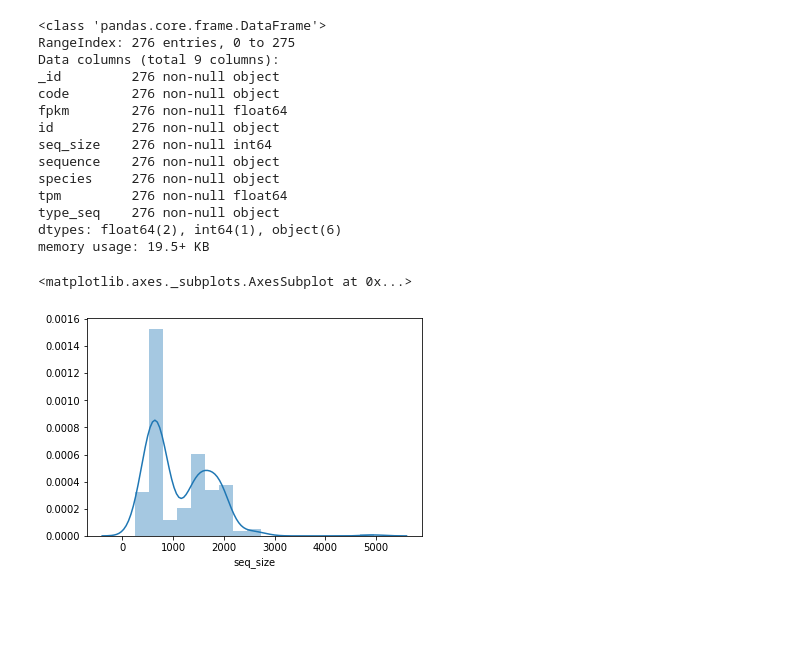
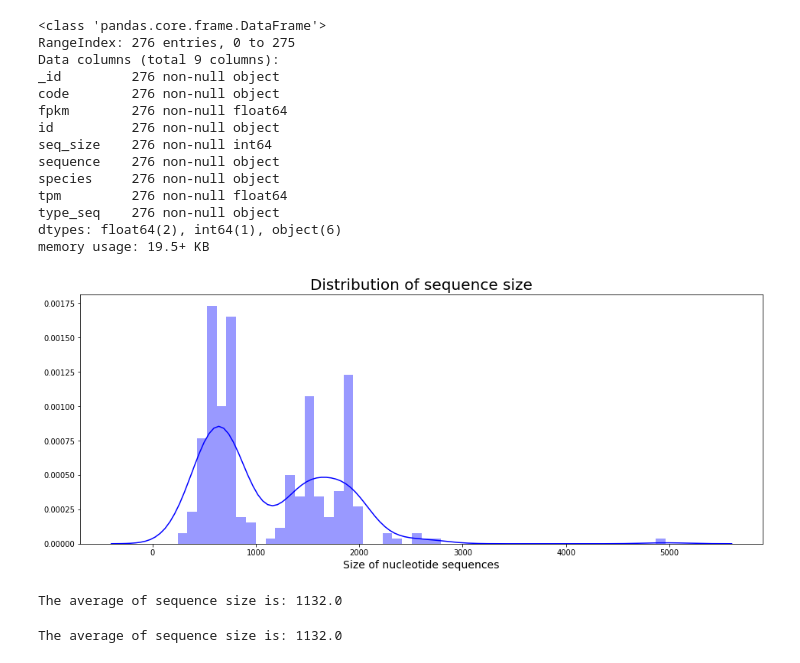
Before and after one commit to gebarros/ProteinExplorer, a Jupyter notebook: ProteinExplorer_mongo.ipynb, the cells around one changed output. Drawn from its saved outputs; the diff is of its cells as text; code cells hidden in the pictures; blank space fills up the shorter version.

```diff
--- a/ProteinExplorer_mongo.ipynb
+++ b/ProteinExplorer_mongo.ipynb
@@ -69,8 +75,3 @@ tpm         276 non-null float64
 type_seq    276 non-null object
 dtypes: float64(2), int64(1), object(6)
 memory usage: 19.5+ KB
-# %%
-sns.distplot(df.seq_size)
-# %% [output]
-<matplotlib.axes._subplots.AxesSubplot at 0x...>
-[figure, removed]
@@ -78,0 +78,20 @@ sns.distplot(df.seq_size)
+# %%
+plt.figure(figsize=(16, 6))
+fig1= sns.distplot(sorted(df.seq_size), bins=50, color='b')
+plt.xlabel('Size of nucleotide sequences', size=14)
+plt.title('Distribution of sequence size', size=20)
+plt.show(fig1)
+# %% [output]
+[figure, added]
+# %%
+print('The average of sequence size is: {}'.format(df.seq_size.mean().round()))
+# %% [output]
+The average of sequence size is: 1132.0
+# %%
+plt.figure(figsize=(16, 6))
+fig1= sns.distplot(sorted(df.seq_size), bins=50, color='b')
+plt.xlabel('Size of nucleotide sequences', size=14)
+plt.title('Distribution of sequence size', size=20)
+plt.show(fig1)
+# %% [output]
+The average of sequence size is: 1132.0
```
Also changed, not shown: parts of 12 cells of this notebook.
